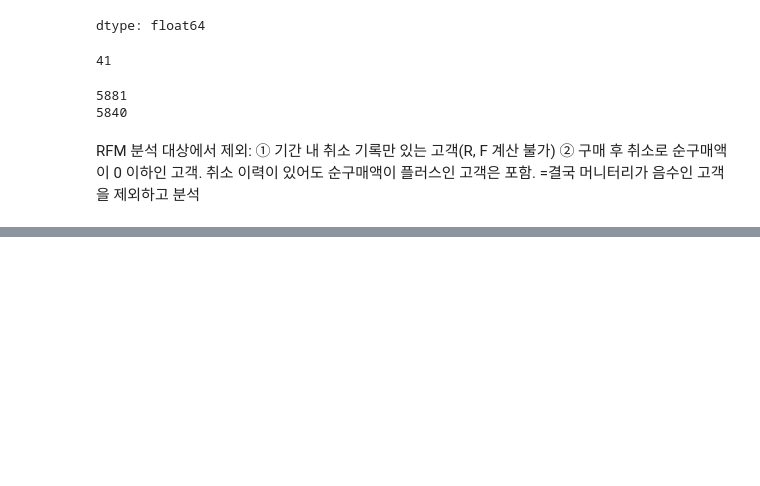
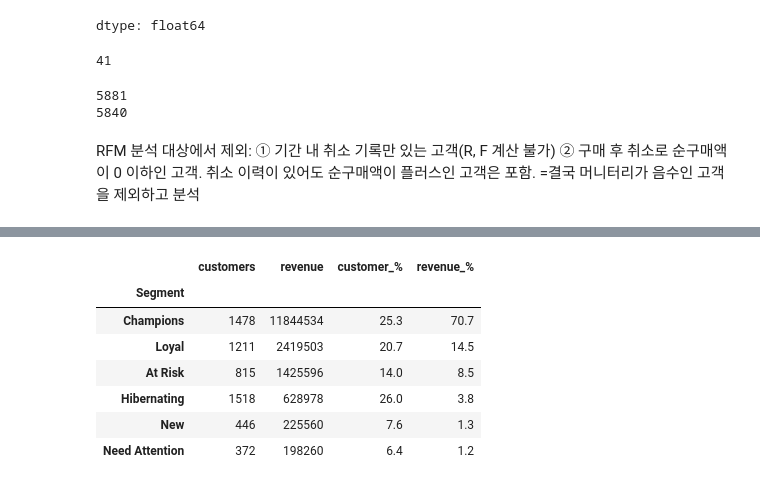
Before and after one commit to GayoungJeong/customer-segmentation, a Jupyter notebook: 03_RFM.ipynb, the cells around one changed output, grey strips where cells are left out. Drawn from its saved outputs; the diff is of its cells as text; code cells hidden in the pictures; blank space fills up the shorter version.

Commit message:
Add RFM scoring and segments

```diff
--- a/03_RFM.ipynb
+++ b/03_RFM.ipynb
@@ -114,0 +133,18 @@ RFM 분석 대상에서 제외: ① 기간 내 취소 기록만 있는 고객(R,
+# %%
+def segment(row):
+    r = row['R']
+    f = row['F']
+    if r >= 4 and f >= 4:
+        return 'Champions' #최근까지도 단골
+    elif r >= 3 and f >= 3:
+        return 'Loyal' #꾸준히 단골
+    elif r >= 4 and f <= 2:
+        return 'New' #최근에 새로 들어온 고객
+    elif r <=2 and f >=3:
+        return 'At Risk' #예전엔 자주 샀지만 최근에 안 산 고객
+    elif r <= 2 and f <= 2:
+        return 'Hibernating' #가끔 사고 떠난 고객
+    else:
+        return 'Need Attention'
+
+rfm['Segment'] = rfm.apply(segment, axis=1)   # 고객 한 줄씩 segment 함수에 넣어서 그룹 이름 붙이기
@@ -114,0 +171,18 @@ RFM 분석 대상에서 제외: ① 기간 내 취소 기록만 있는 고객(R,
+# %%
+summary = rfm.groupby('Segment').agg(
+    customers=('Monetary', 'count'),   # 그룹별 고객 수
+    revenue=('Monetary', 'sum')        # 그룹별 매출 합계
+)
+summary['customer_%'] = (summary['customers'] / summary['customers'].sum() * 100).round(1)
+summary['revenue_%'] = (summary['revenue'] / summary['revenue'].sum() * 100).round(1)
+summary['revenue'] = summary['revenue'].round(0).astype(int)
+summary.sort_values('revenue_%', ascending=False)
+# %% [output]
+|  | customers | revenue | customer_% | revenue_% |
+| Segment |  |  |  |  |
+| Champions | 1478 | 11844534 | 25.3 | 70.7 |
+| Loyal | 1211 | 2419503 | 20.7 | 14.5 |
+| At Risk | 815 | 1425596 | 14.0 | 8.5 |
+| Hibernating | 1518 | 628978 | 26.0 | 3.8 |
+| New | 446 | 225560 | 7.6 | 1.3 |
+| Need Attention | 372 | 198260 | 6.4 | 1.2 |
```
Also changed, not shown: parts of 5 cells of this notebook.
